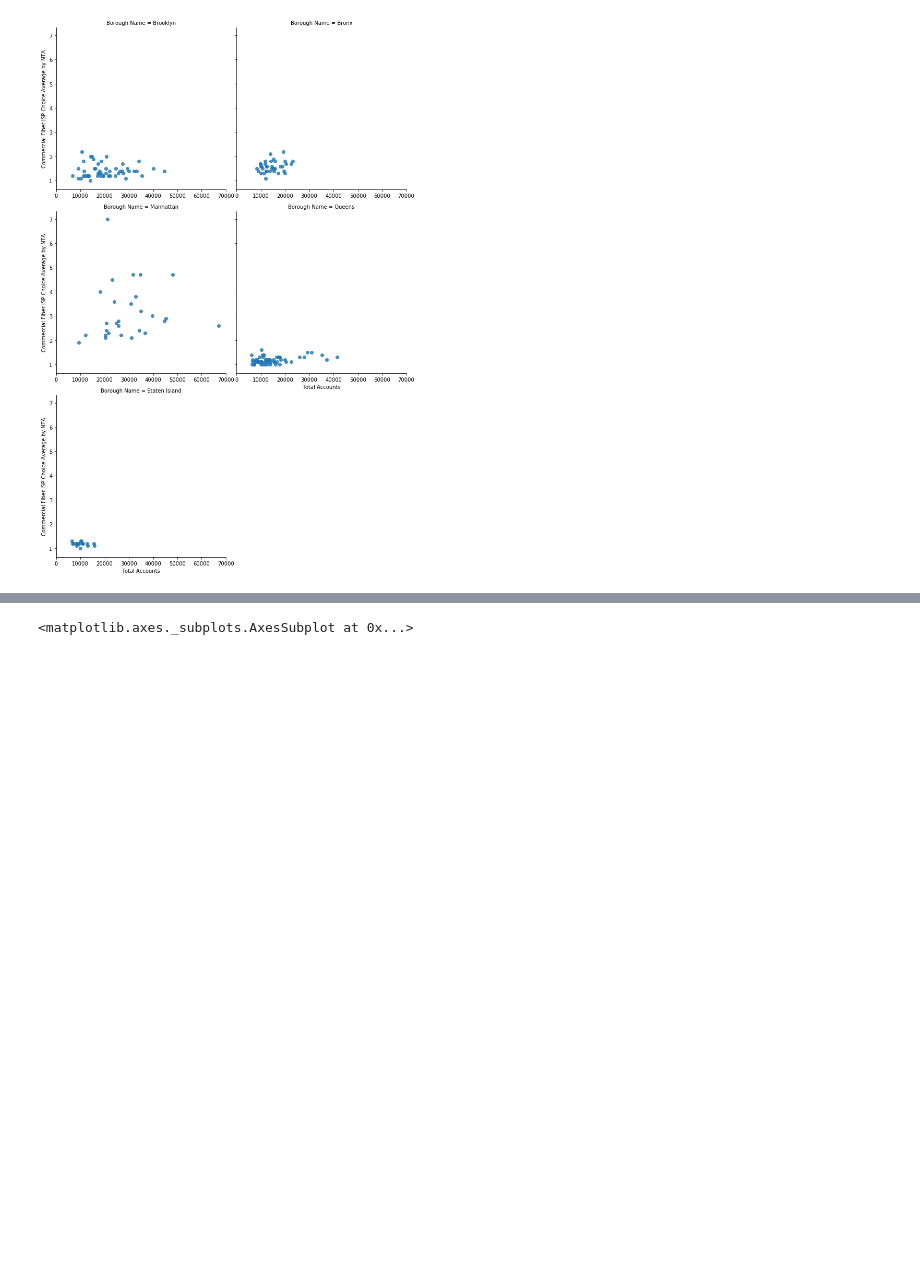
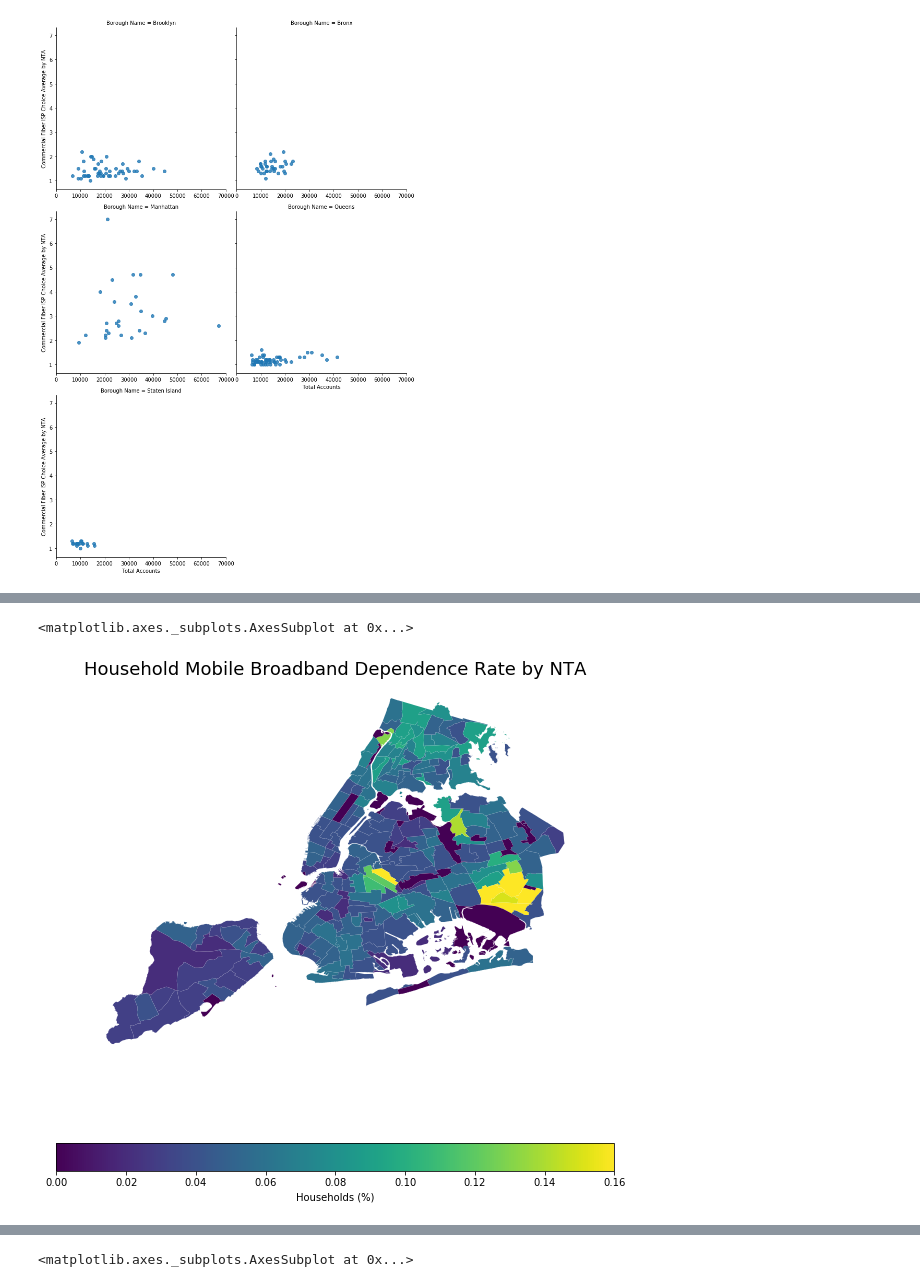
Before and after one commit to lyc1005/nyconnect, a Jupyter notebook: internet_master_plan_adoption_eda.ipynb, the cells around one changed output, grey strips where cells are left out. Saved outputs shown, nothing was run; the diff lists cells and outputs as text; code cells hidden in the pictures; blank space fills up the shorter version.

```diff
--- a/internet_master_plan_adoption_eda.ipynb
+++ b/internet_master_plan_adoption_eda.ipynb
@@ -113,0 +171,14 @@ nyc_nta_internet.plot(figsize = (10,10), column = "Commercial Fiber ISP Choice A
+# %%
+f, ax = plt.subplots(1, figsize=(10, 10))
+ax.set_title('Household Mobile Broadband Dependence Rate by NTA', fontsize=18)
+ax.axis("off")
+nyc_nta_internet.plot(ax = ax,
+                      column = 'Mobile Dependent Households (Percentage of Households)',
+                      legend = True,
+                     legend_kwds = {
+                         'label': 'Households (%)',
+                         'orientation': 'horizontal'
+                     })
+# %% [output]
+<matplotlib.axes._subplots.AxesSubplot at 0x...>
+[figure, added]
```
Also changed, not shown: parts of 26 cells of this notebook, 4 other files.
